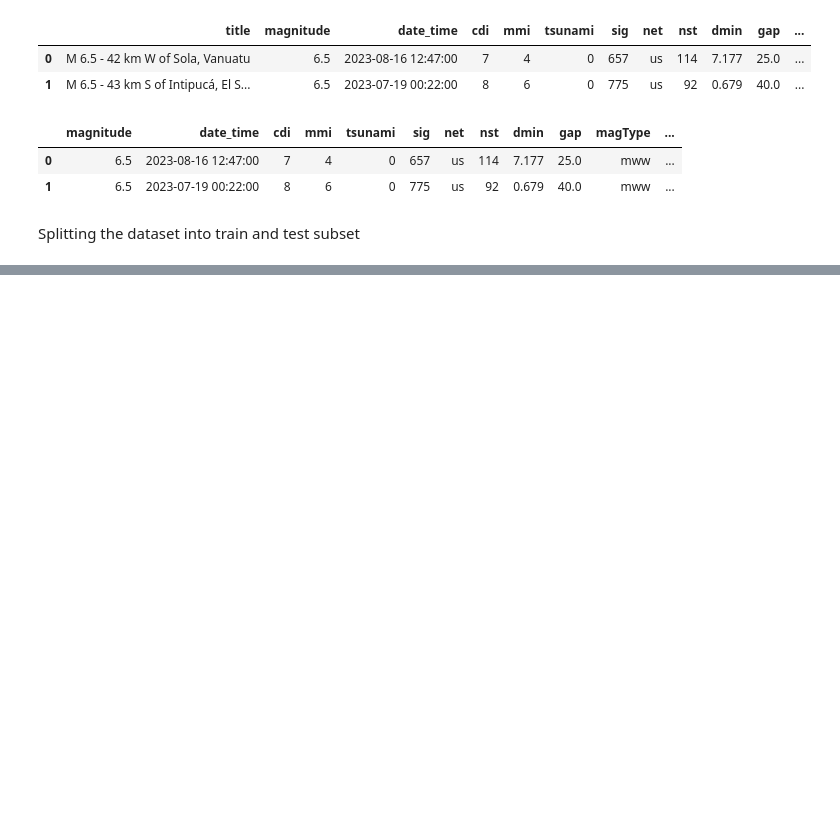
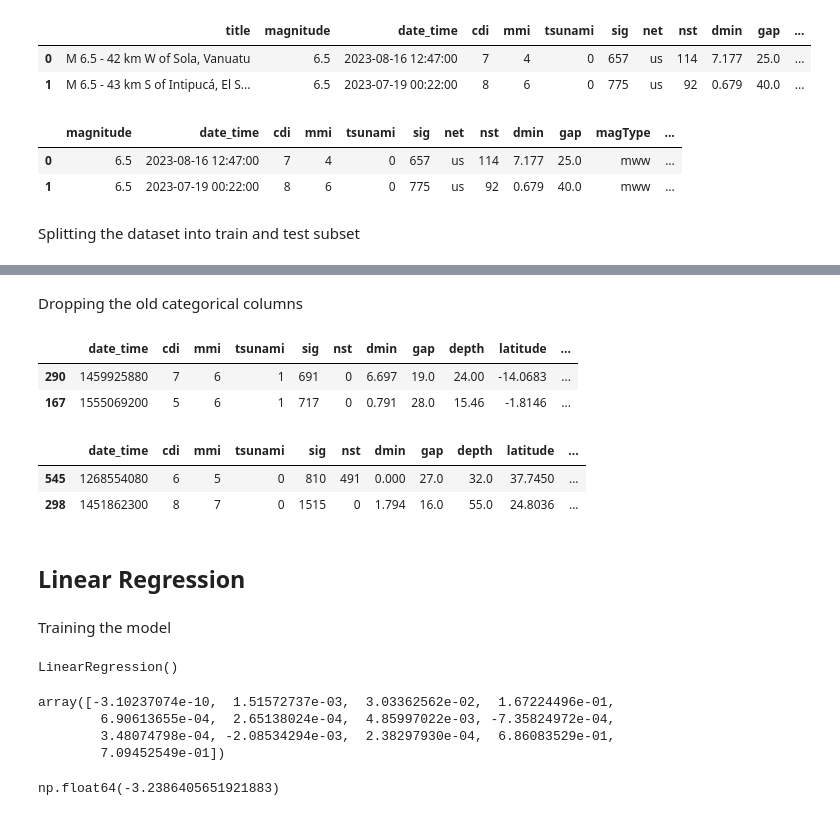
Before and after one commit to Alcatraz312/earthquake-prediction, a Jupyter notebook: src/main.ipynb, the cells around one changed output, grey strips where cells are left out. Drawn from its saved outputs; the diff is of its cells as text; code cells hidden in the pictures; blank space fills up the shorter version.

Commit message:
training the model

```diff
--- a/src/main.ipynb
+++ b/src/main.ipynb
@@ -242,0 +268,14 @@ Applying target encoding on categorical columns
+# %%
+def encode_column(dataframe, categorical_column_name):
+
+    return dataframe[categorical_column_name].map(target_mean(categorical_column_name))
+# %%
+X_train["Encoded_magType"] = encode_column(X_train, "magType")
+X_test["Encoded_magType"] = encode_column(X_test, "magType")
+# %%
+X_train["Encoded net"] = encode_column(X_train, "net")
+X_test["Encoded net"] = encode_column(X_test, "net")
+# %% [markdown]
+Dropping the old categorical columns
+# %%
+X_train.drop(["magType","net"], axis = 1, inplace = True)
@@ -242,0 +284,16 @@ Applying target encoding on categorical columns
+# %%
+X_train.head(2)
+# %% [output]
+|  | date_time | cdi | mmi | tsunami | sig | nst | dmin | gap | depth | latitude | ... |
+| 290 | 1459925880 | 7 | 6 | 1 | 691 | 0 | 6.697 | 19.0 | 24.00 | -14.0683 | ... |
+| 167 | 1555069200 | 5 | 6 | 1 | 717 | 0 | 0.791 | 28.0 | 15.46 | -1.8146 | ... |
+# %%
+X_test.head(2)
+# %% [output]
+|  | date_time | cdi | mmi | tsunami | sig | nst | dmin | gap | depth | latitude | ... |
+| 545 | 1268554080 | 6 | 5 | 0 | 810 | 491 | 0.000 | 27.0 | 32.0 | 37.7450 | ... |
+| 298 | 1451862300 | 8 | 7 | 0 | 1515 | 0 | 1.794 | 16.0 | 55.0 | 24.8036 | ... |
+# %% [markdown]
+## Linear Regression
+# %% [markdown]
+Training the model
@@ -242,0 +302,17 @@ Applying target encoding on categorical columns
+# %%
+lin_reg = LinearRegression()
+
+lin_reg.fit(X_train, y_train)
+# %% [output]
+LinearRegression()
+# %%
+lin_reg.coef_
+# %% [output]
+array([-3.10237074e-10,  1.51572737e-03,  3.03362562e-02,  1.67224496e-01,
+        6.90613655e-04,  2.65138024e-04,  4.85997022e-03, -7.35824972e-04,
+        3.48074798e-04, -2.08534294e-03,  2.38297930e-04,  6.86083529e-01,
+        7.09452549e-01])
+# %%
+lin_reg.intercept_
+# %% [output]
+np.float64(-3.2386405651921883)
```
Also changed, not shown: parts of 14 cells of this notebook.
